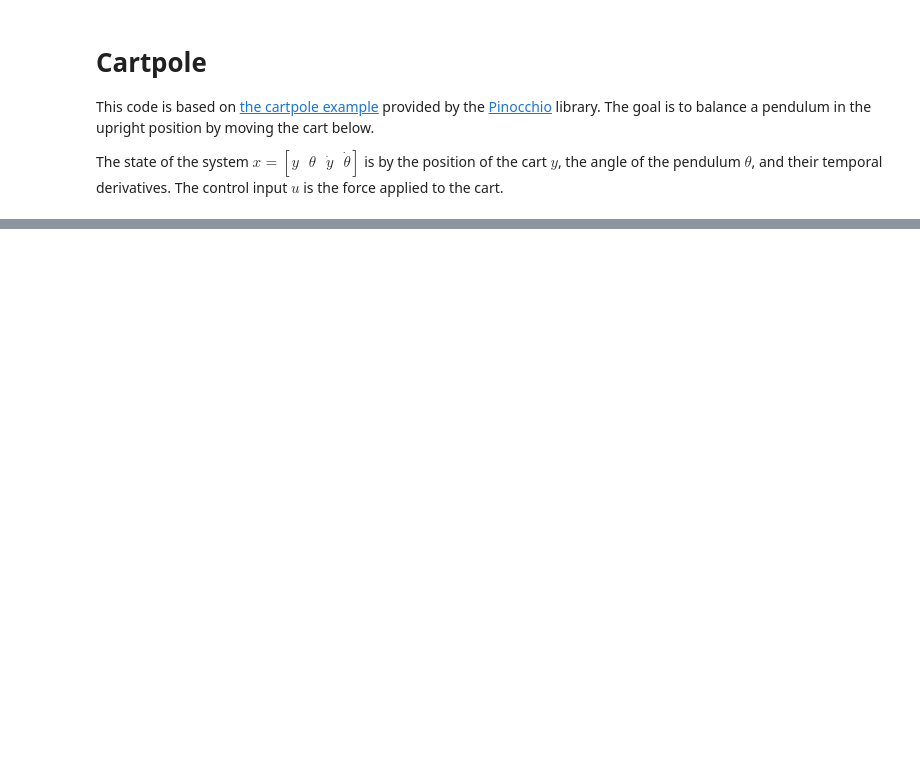
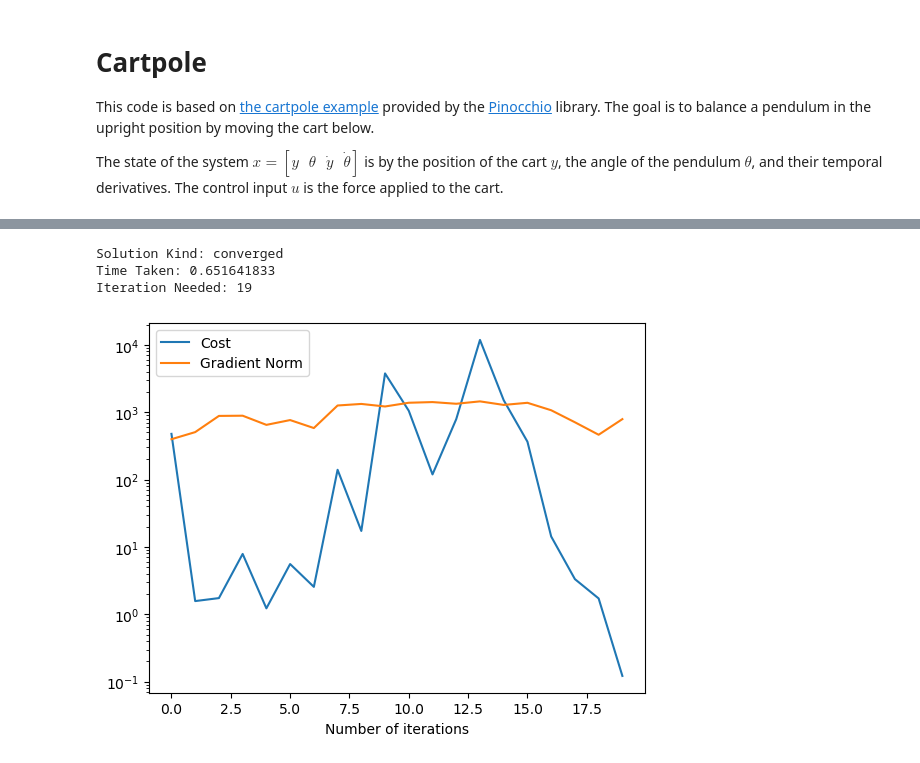
Before and after one commit to agroudiev/iLQR, a Jupyter notebook: python/examples/cartpole.ipynb, the cells around one changed output, grey strips where cells are left out. Saved outputs shown, nothing was run; the diff lists cells and outputs as text; code cells hidden in the pictures; blank space fills up the shorter version.

```diff
--- a/python/examples/cartpole.ipynb
+++ b/python/examples/cartpole.ipynb
@@ -150,21 +151,23 @@ R = 1e-5 * np.eye(control_dim) # control cost (minimize the energy)
 s = ilqr.ILQRSolver(state_dim, control_dim, Q, Qf, R)
 
 target = np.zeros(state_dim) # target state, upright pendulum with no velocity
-controls = s.solve(np.concatenate((q, v)), target, dynamics, time_steps=N, max_iterations=100, initialization=1.0, gradient_clip=100.0)
+output = s.solve(np.concatenate((q, v)), target, dynamics, time_steps=N,
+                 max_iterations=100, initialization=0.5, cost_threshold=1, gradient_clip=100.0, full_output=True)
 
-t = 0.0
-for k in range(N):
-    tic = time.time()
-
-    tau_control = controls[k]
-    x = dynamics(np.concat((q, v)), tau_control)
-    q, v = x[:model.nq], x[model.nq:]
-
-    viz.display(q)
-
-    toc = time.time()
-    ellapsed = toc - tic
-    dt_sleep = max(0, dt - (ellapsed))
-
-    time.sleep(dt_sleep)
-    t += dt
+print(f"Solution Kind: {output['kind']}")
+print(f"Time Taken: {output['time_taken']}")
+print(f"Iteration Needed: {output['it_taken']}")
+# %% [output]
+Solution Kind: converged
+Time Taken: 0.651641833
+Iteration Needed: 19
+# %%
+nb_it = len(output['cost'])
+
+plt.semilogy(np.arange(nb_it), output['cost'], label='Cost')
+plt.semilogy(np.arange(nb_it), output['gradient_norm'], label='Gradient Norm')
+plt.legend()
+plt.xlabel("Number of iterations")
+plt.show()
+# %% [output]
+[figure, added]
```
Also changed, not shown: parts of 4 cells of this notebook, 6 other files.
